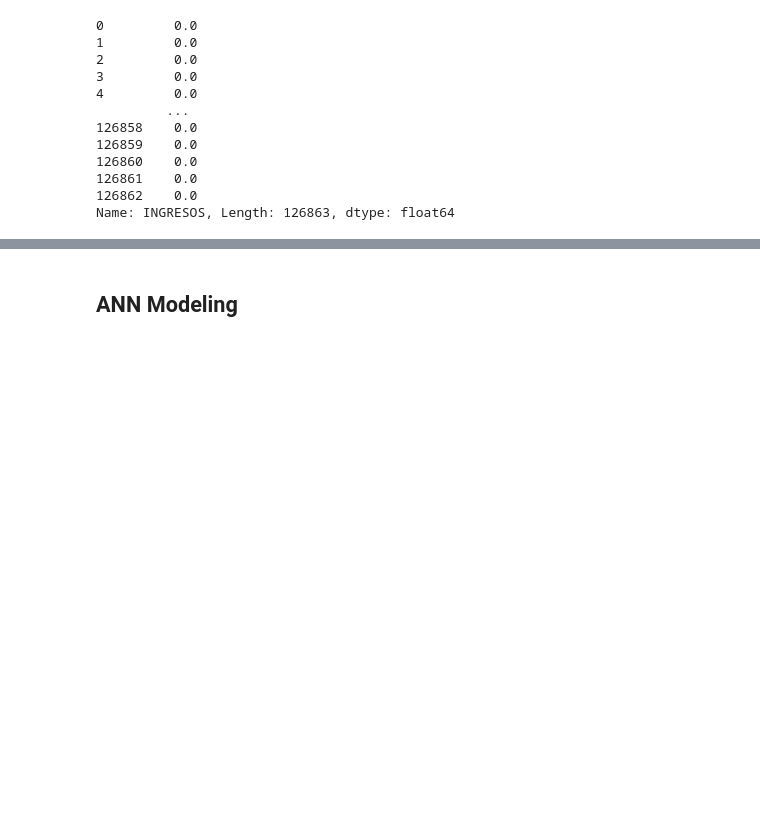
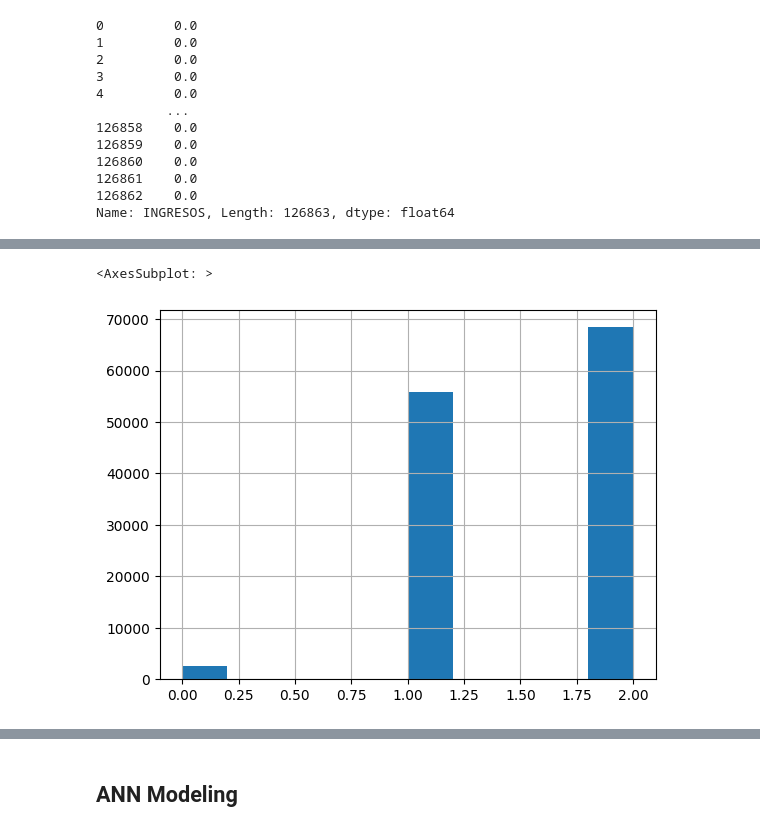
Before and after one commit to AndersCFR/CreditScoring, a Jupyter notebook: CreditScoring.ipynb, the cells around one changed output, grey strips where cells are left out. Drawn from its saved outputs; the diff is of its cells as text; code cells hidden in the pictures; blank space fills up the shorter version.

```diff
--- a/CreditScoring.ipynb
+++ b/CreditScoring.ipynb
@@ -534,0 +547,14 @@ tasa[ tasa == 19.00 ] = 0
+# %%
+# TASA encoding
+tasa = data['TASA'].copy()
+tasa[ tasa == 18.50 ] = 0
+tasa[ tasa == 19.00 ] = 0
+tasa[ tasa == 20.06 ] = 1
+tasa[ tasa == 20.60 ] = 1
+tasa[ tasa == 21.00 ] = 1
+tasa[ tasa == 22.17 ] = 2
+tasa[ tasa == 24.32 ] = 2
+tasa.hist()
+# %% [output]
+<AxesSubplot: >
+[figure, added]
```
Also changed, not shown: parts of 19 cells of this notebook.
